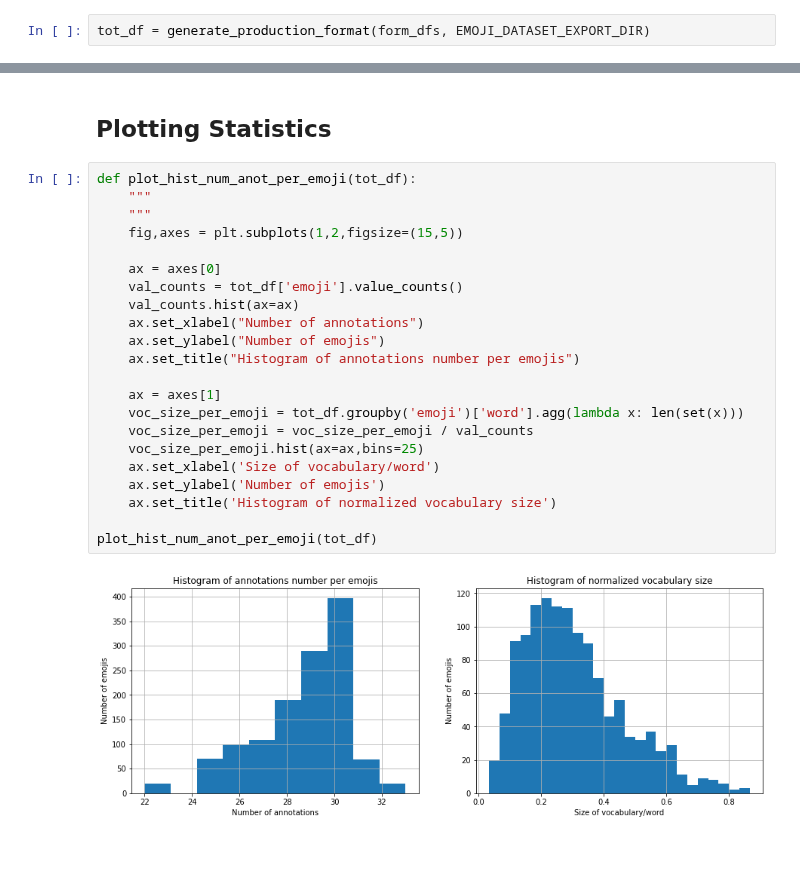
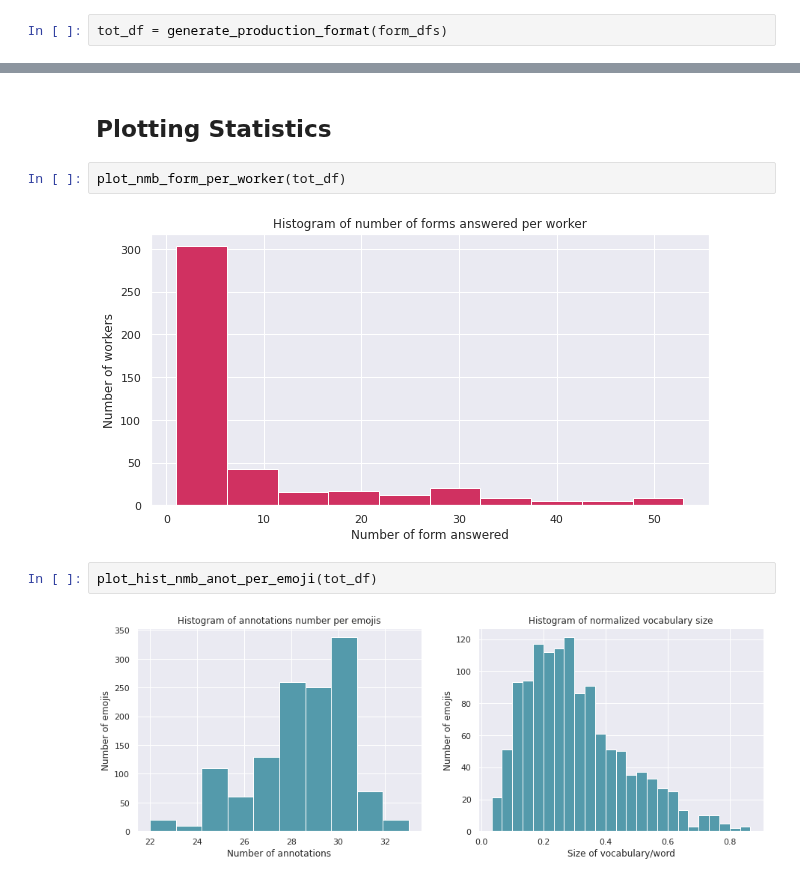
Before and after one commit to ymentha14/emojis_dataset, a Jupyter notebook: notebooks/8_post_processing.ipynb, the cells around one changed output, grey strips where cells are left out. Saved outputs shown, nothing was run; the diff lists cells and outputs as text; blank space fills up the shorter version.

```diff
--- a/notebooks/8_post_processing.ipynb
+++ b/notebooks/8_post_processing.ipynb
@@ -67,7 +70,7 @@ write_emojis_voc_counts(em2vocab, EM_VOC_COUNT)
 # %% [markdown]
 ## Generating final format
 # %%
-tot_df = generate_production_format(form_dfs, EMOJI_DATASET_EXPORT_DIR)
+tot_df = generate_production_format(form_dfs)
 # %% [markdown]
 ### Correcting misspelled words
 # %%
@@ -99,27 +102,11 @@ Modified:  clepsydre --> clepsydra (corrected)
 Modified:  sandclock --> sand clock (disassembled1)
 # %% [markdown]
 ## Plotting Statistics
-# %%
-def plot_hist_num_anot_per_emoji(tot_df):
-    """
-    """
-    fig,axes = plt.subplots(1,2,figsize=(15,5))
-
-    ax = axes[0]
-    val_counts = tot_df['emoji'].value_counts()
-    val_counts.hist(ax=ax)
-    ax.set_xlabel("Number of annotations")
-    ax.set_ylabel("Number of emojis")
-    ax.set_title("Histogram of annotations number per emojis")
-
-    ax = axes[1]
-    voc_size_per_emoji = tot_df.groupby('emoji')['word'].agg(lambda x: len(set(x)))
-    voc_size_per_emoji = voc_size_per_emoji / val_counts
-    voc_size_per_emoji.hist(ax=ax,bins=25)
-    ax.set_xlabel('Size of vocabulary/word')
-    ax.set_ylabel('Number of emojis')
-    ax.set_title('Histogram of normalized vocabulary size')
-
-plot_hist_num_anot_per_emoji(tot_df)
-# %% [output]
-[figure, removed]
+# %%
+plot_nmb_form_per_worker(tot_df)
+# %% [output]
+[figure, added]
+# %%
+plot_hist_nmb_anot_per_emoji(tot_df)
+# %% [output]
+[figure, added]
```
Also changed, not shown: parts of 2 cells of this notebook, 13 other files.
